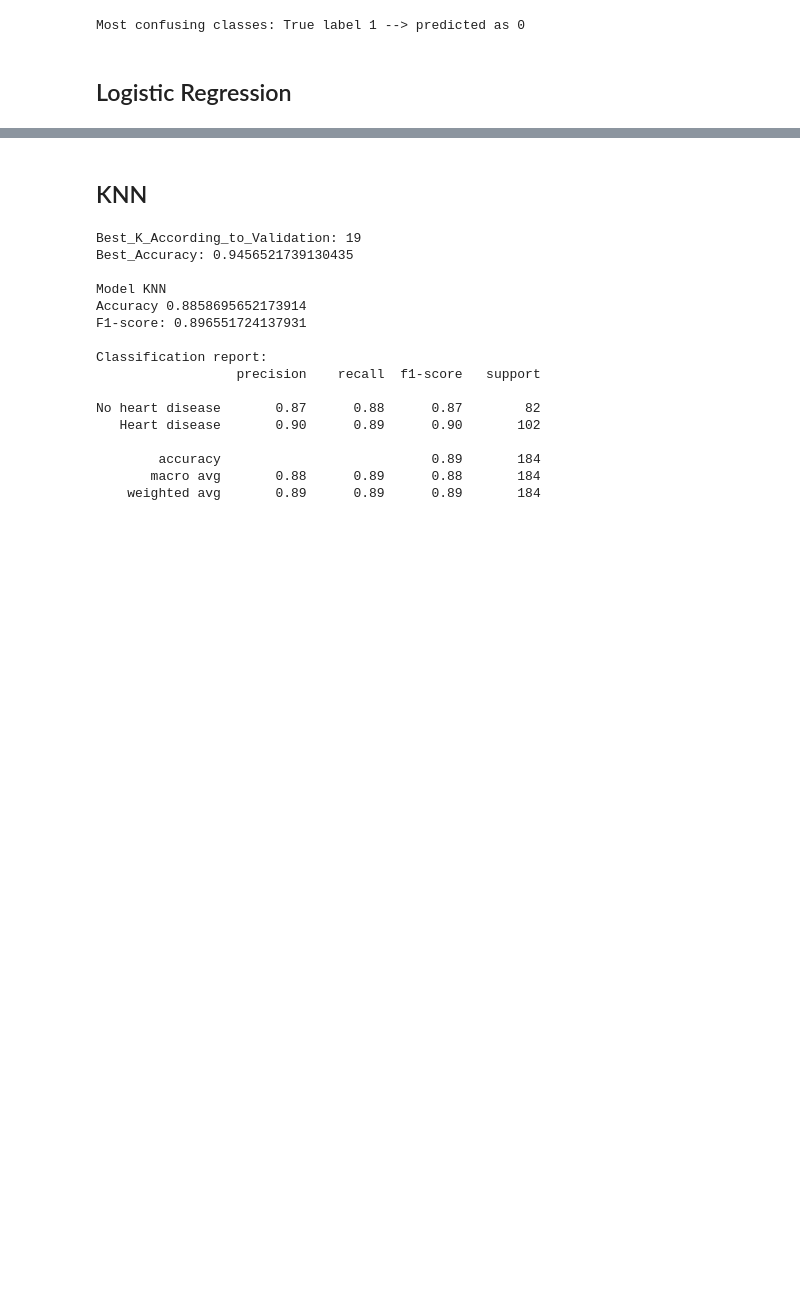
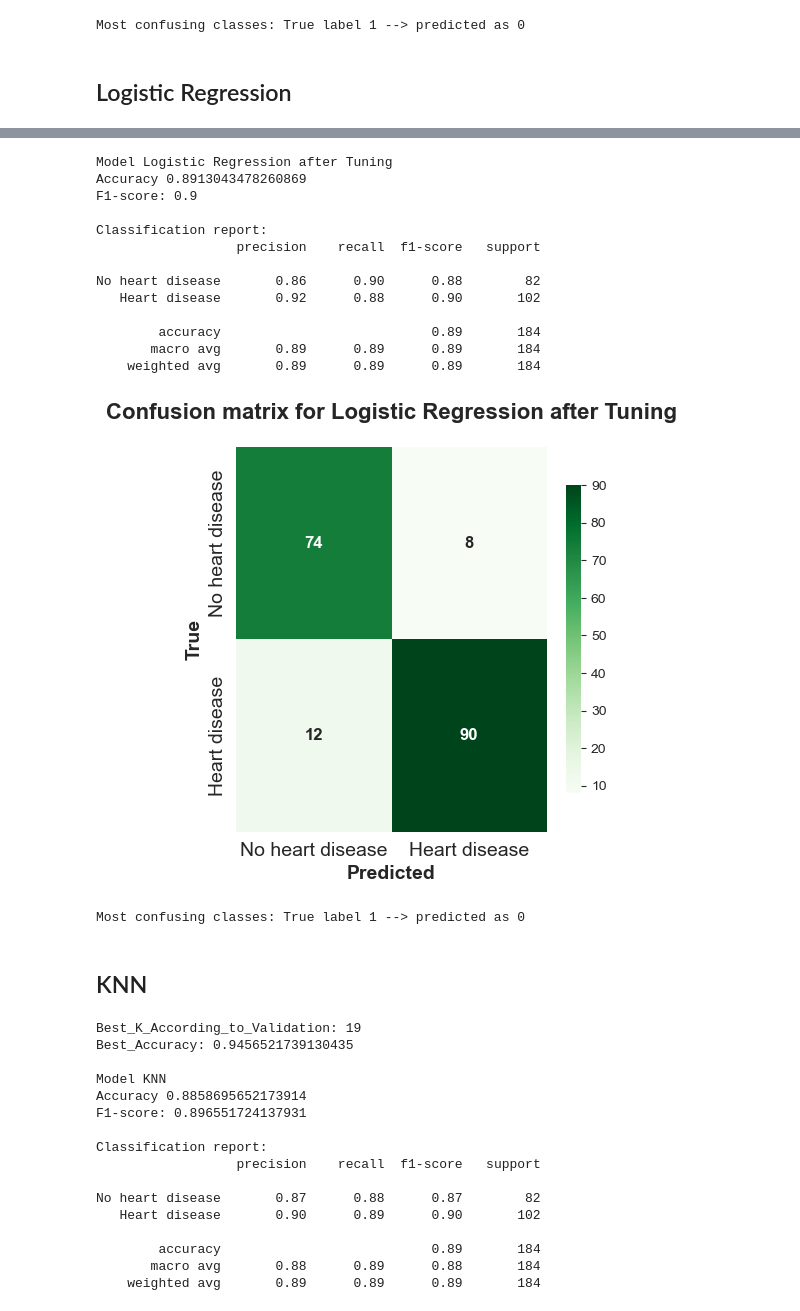
Before and after one commit to HagerMelook/Heart-Failure-Classification, a Jupyter notebook: HeartFailureClassification.ipynb, the cells around one changed output, grey strips where cells are left out. Saved outputs shown, nothing was run; the diff lists cells and outputs as text; code cells hidden in the pictures; blank space fills up the shorter version.

```diff
--- a/HeartFailureClassification.ipynb
+++ b/HeartFailureClassification.ipynb
@@ -1097,3 +1169,22 @@ Most confusing classes: True label 1 --> predicted as 0
+# %%
+evaluator = ModelEvaluator(best_model, model_name="Logistic Regression after Tuning", color_theme="Greens")
+evaluator.summarize(X_test_scaled, y_test)
+# %% [output]
+Model Logistic Regression after Tuning
+Accuracy 0.8913043478260869
+F1-score: 0.9
+
+Classification report:
+                  precision    recall  f1-score   support
+
+No heart disease       0.86      0.90      0.88        82
+   Heart disease       0.92      0.88      0.90       102
+
+        accuracy                           0.89       184
+       macro avg       0.89      0.89      0.89       184
+    weighted avg       0.89      0.89      0.89       184
+[figure, added]
+Most confusing classes: True label 1 --> predicted as 0
 # %% [markdown]
 ## KNN
 # %%
```
Also changed, not shown: parts of 14 cells of this notebook.
